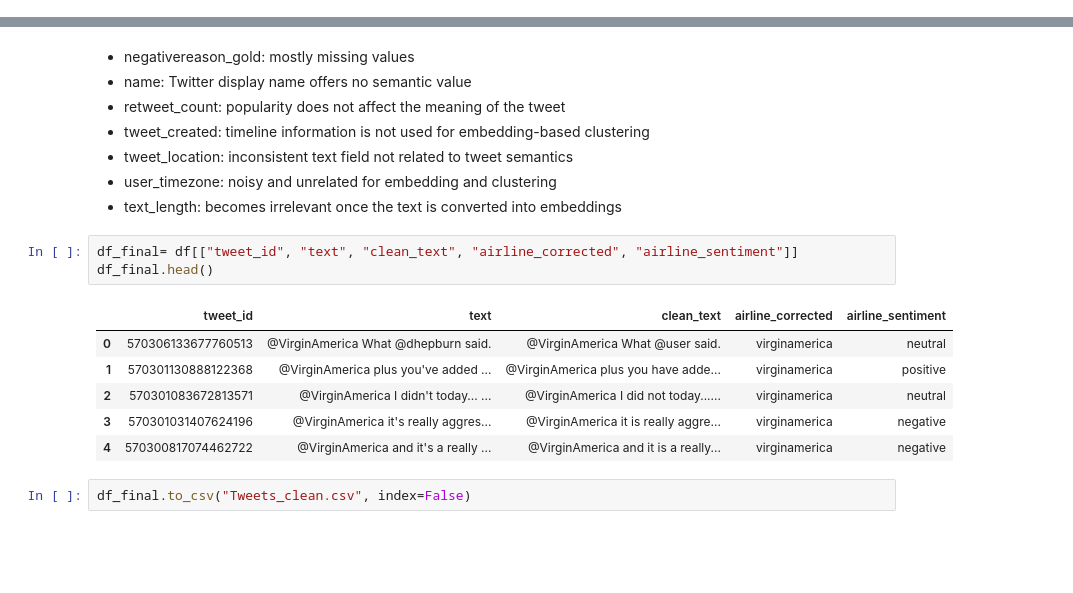
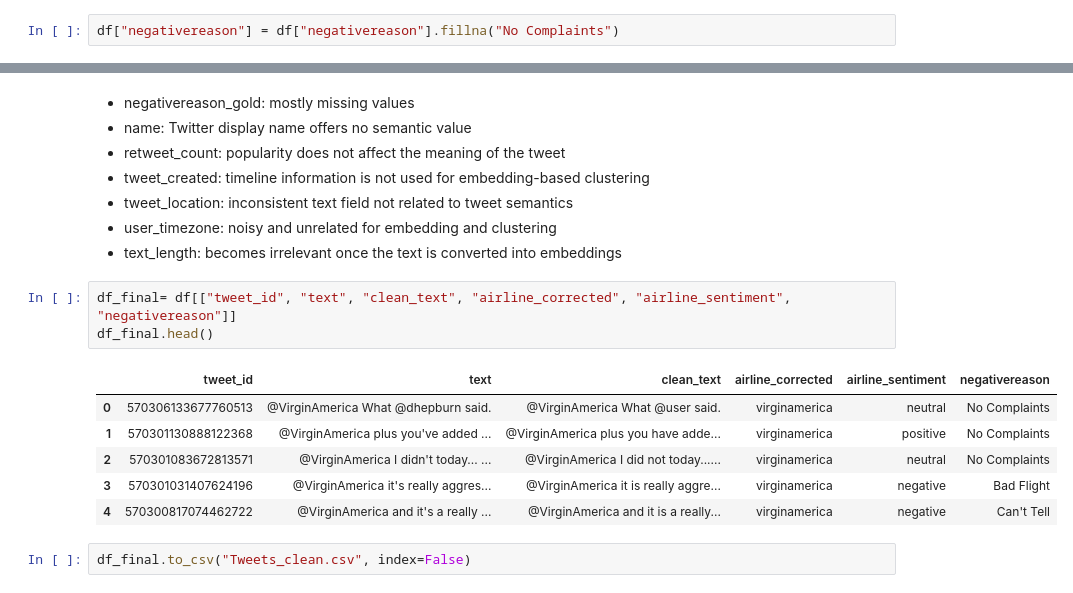
Before and after one commit to slneha/ECE684FinalProj, a Jupyter notebook: Data_Cleaning.ipynb, the cells around one changed output, grey strips where cells are left out. Saved outputs shown, nothing was run; the diff lists cells and outputs as text; blank space fills up the shorter version.

```diff
--- a/Data_Cleaning.ipynb
+++ b/Data_Cleaning.ipynb
@@ -392,3 +412,5 @@ RAW TEXT:
+# %%
+df["negativereason"] = df["negativereason"].fillna("No Complaints")
 # %% [markdown]
 #### Dropping these columns
 - airline_sentiment_confidence: confidence scores are not used in cluster-level sentiment calculations
@@ -402,14 +424,14 @@ RAW TEXT:
 - user_timezone: noisy and unrelated for embedding and clustering
 - text_length: becomes irrelevant once the text is converted into embeddings
 # %%
-df_final= df[["tweet_id", "text", "clean_text", "airline_corrected", "airline_sentiment"]]
+df_final= df[["tweet_id", "text", "clean_text", "airline_corrected", "airline_sentiment", "negativereason"]]
 df_final.head()
 # %% [output]
-|  | tweet_id | text | clean_text | airline_corrected | airline_sentiment |
-| 0 | 570306133677760513 | @VirginAmerica What @dhepburn said. | @VirginAmerica What @user said. | virginamerica | neutral |
-| 1 | 570301130888122368 | @VirginAmerica plus you've added ... | @VirginAmerica plus you have adde... | virginamerica | positive |
-| 2 | 570301083672813571 | @VirginAmerica I didn't today... ... | @VirginAmerica I did not today...... | virginamerica | neutral |
-| 3 | 570301031407624196 | @VirginAmerica it's really aggres... | @VirginAmerica it is really aggre... | virginamerica | negative |
-| 4 | 570300817074462722 | @VirginAmerica and it's a really ... | @VirginAmerica and it is a really... | virginamerica | negative |
+|  | tweet_id | text | clean_text | airline_corrected | airline_sentiment | negativereason |
+| 0 | 570306133677760513 | @VirginAmerica What @dhepburn said. | @VirginAmerica What @user said. | virginamerica | neutral | No Complaints |
+| 1 | 570301130888122368 | @VirginAmerica plus you've added ... | @VirginAmerica plus you have adde... | virginamerica | positive | No Complaints |
+| 2 | 570301083672813571 | @VirginAmerica I didn't today... ... | @VirginAmerica I did not today...... | virginamerica | neutral | No Complaints |
+| 3 | 570301031407624196 | @VirginAmerica it's really aggres... | @VirginAmerica it is really aggre... | virginamerica | negative | Bad Flight |
+| 4 | 570300817074462722 | @VirginAmerica and it's a really ... | @VirginAmerica and it is a really... | virginamerica | negative | Can't Tell |
 # %%
 df_final.to_csv("Tweets_clean.csv", index=False)
```
Also changed, not shown: parts of 7 cells of this notebook.
